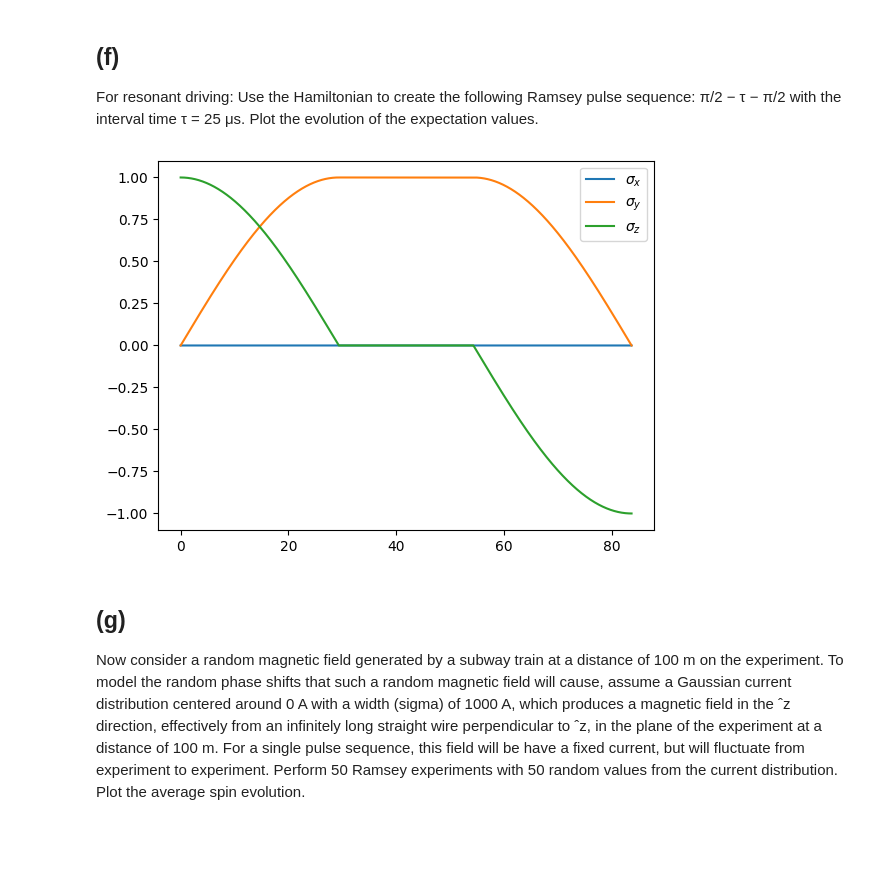
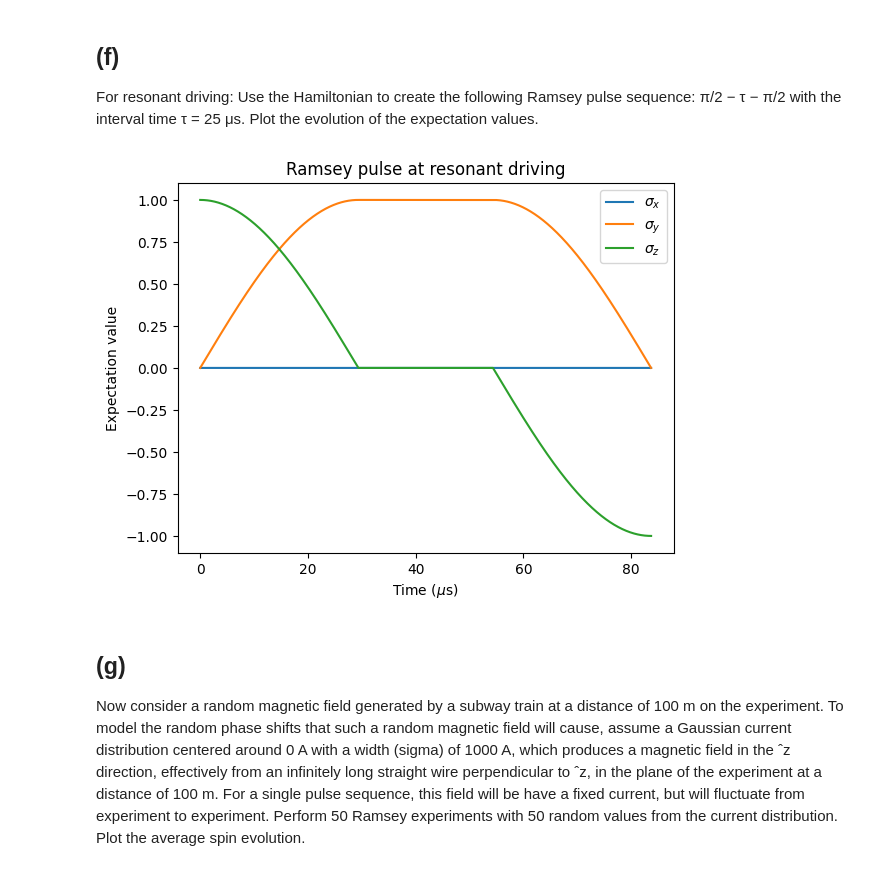
Before and after one commit to tsole0/QPROC, a Jupyter notebook: pset2.ipynb, the cells around one changed output. Cells and saved outputs as stored; diff of their text form; code cells hidden in the pictures; blank space fills up the shorter version.

```diff
--- a/pset2.ipynb
+++ b/pset2.ipynb
@@ -173,34 +174,37 @@ H_off =  -0.5 * (delta * qt.sigmaz())
 ket_init = qt.basis(2, 0)
 
 TAU = 25 # us
 T = np.linspace(0, (2*t_pi2 + TAU), 1500)
 
 pulse_args = {
     't_pi2': t_pi2,
     'TAU': TAU
 } # Using cython bc it's faster and I am familiar with C
 
 H = [
     [H_drive, 't < t_pi2'],
     [H_off,   '(t >= t_pi2) * (t < (t_pi2 + TAU))'],
     [H_drive, 't >= (t_pi2 + TAU)']
 ]
 
 result = qt.sesolve(H,
                     ket_init,
                     T,
                     args=pulse_args,
                     e_ops=[qt.sigmax(), qt.sigmay(), qt.sigmaz()])
 
 fig, ax = plt.subplots()
 
 ax.plot(T, result.expect[0], label='$\sigma_x$');
 ax.plot(T, result.expect[1], label='$\sigma_y$');
 ax.plot(T, result.expect[2], label='$\sigma_z$');
+ax.set_xlabel(r"Time ($\mu$s)")
+ax.set_ylabel("Expectation value")
+ax.set_title("Ramsey pulse at resonant driving")
 
 ax.legend();
 # %% [output]
-[figure, old version]
+[figure, new version]
 # %% [markdown]
 ## (g)
 
```
Also changed, not shown: parts of 5 cells of this notebook.
